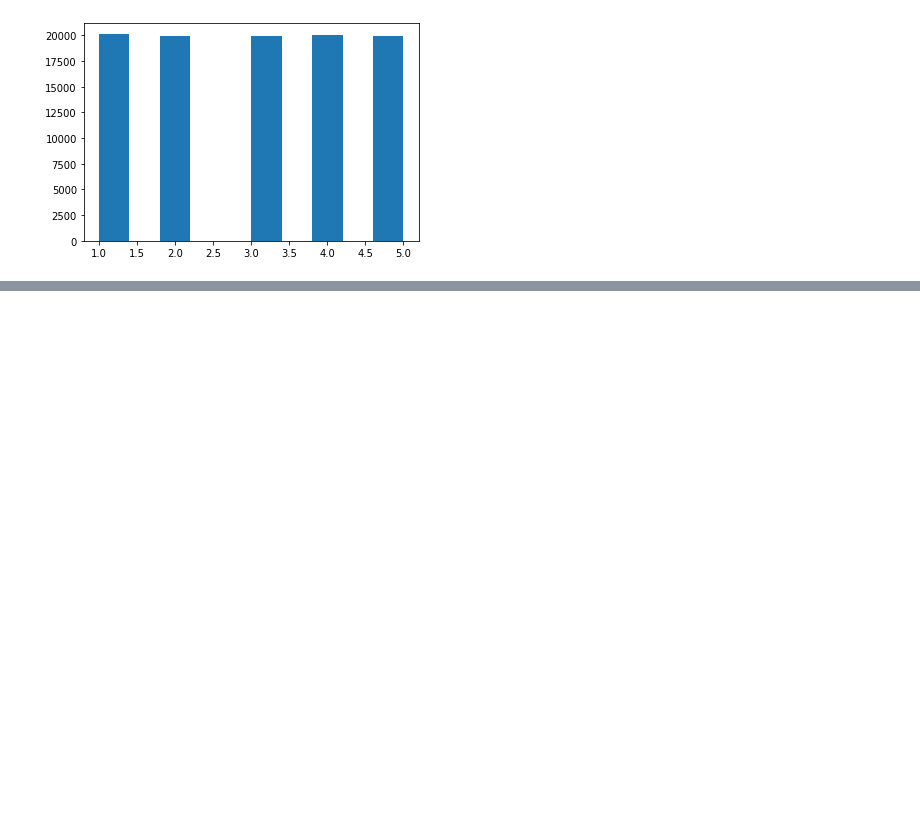
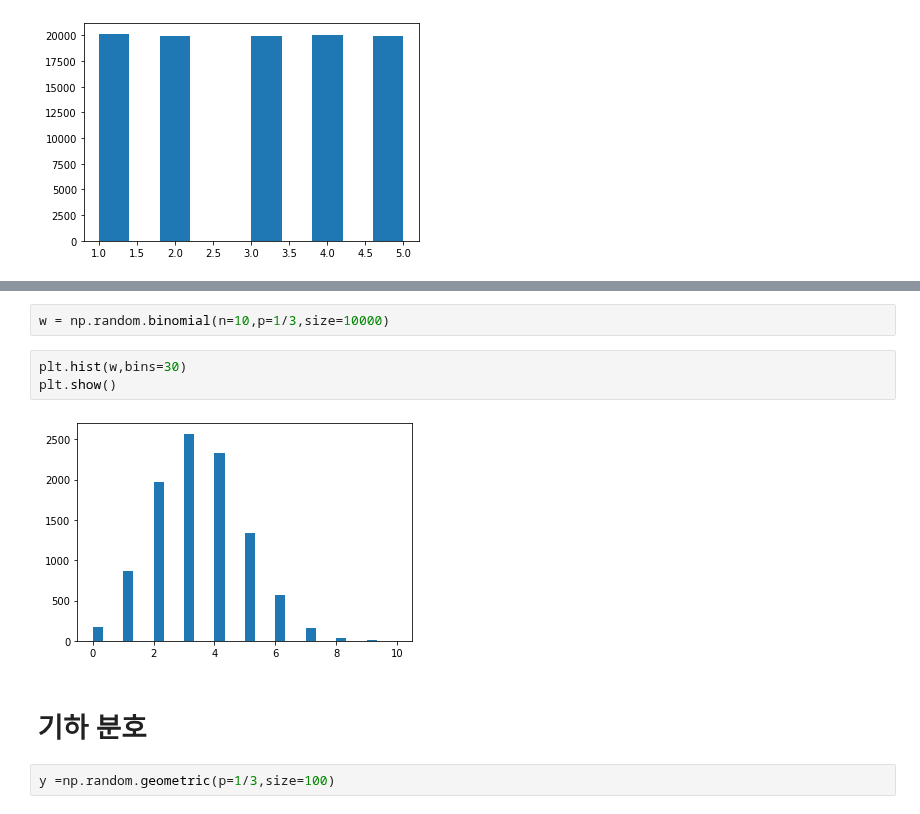
Before and after one commit to seoinhyeok96/python_data_class, a Jupyter notebook: 기초통계 수업 /2 days.ipynb, the cells around one changed output, grey strips where cells are left out. Cells and saved outputs as stored; diff of their text form; blank space fills up the shorter version.

```diff
--- a/기초통계 수업 /2 days.ipynb
+++ b/기초통계 수업 /2 days.ipynb
@@ -240,0 +283,11 @@ plt.show()
+# %%
+w = np.random.binomial(n=10,p=1/3,size=10000)
+# %%
+plt.hist(w,bins=30)
+plt.show()
+# %% [output]
+[figure, added]
+# %% [markdown]
+# 기하 분호
+# %%
+y =np.random.geometric(p=1/3,size=100)
```
Also changed, not shown: parts of 22 cells of this notebook.
